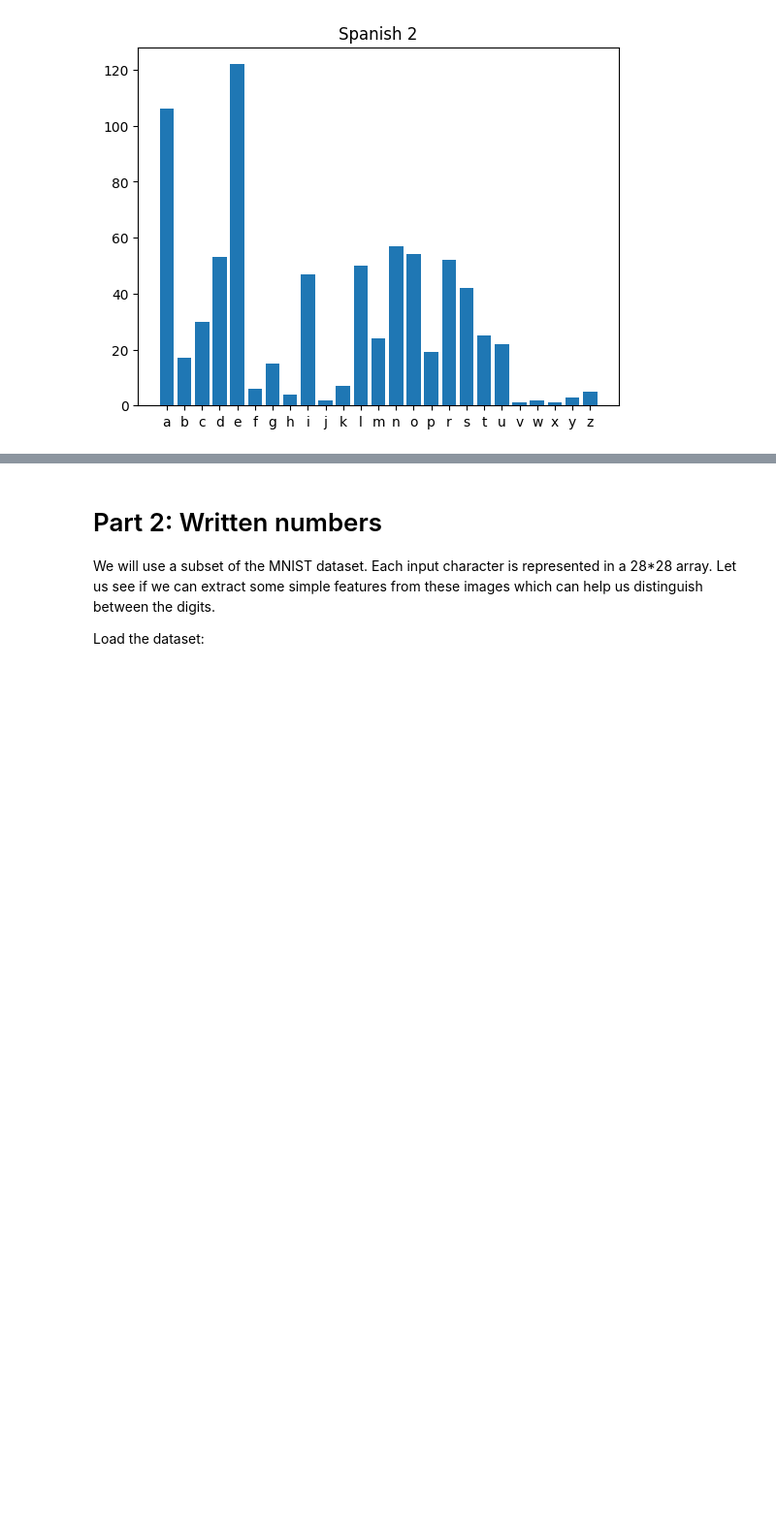
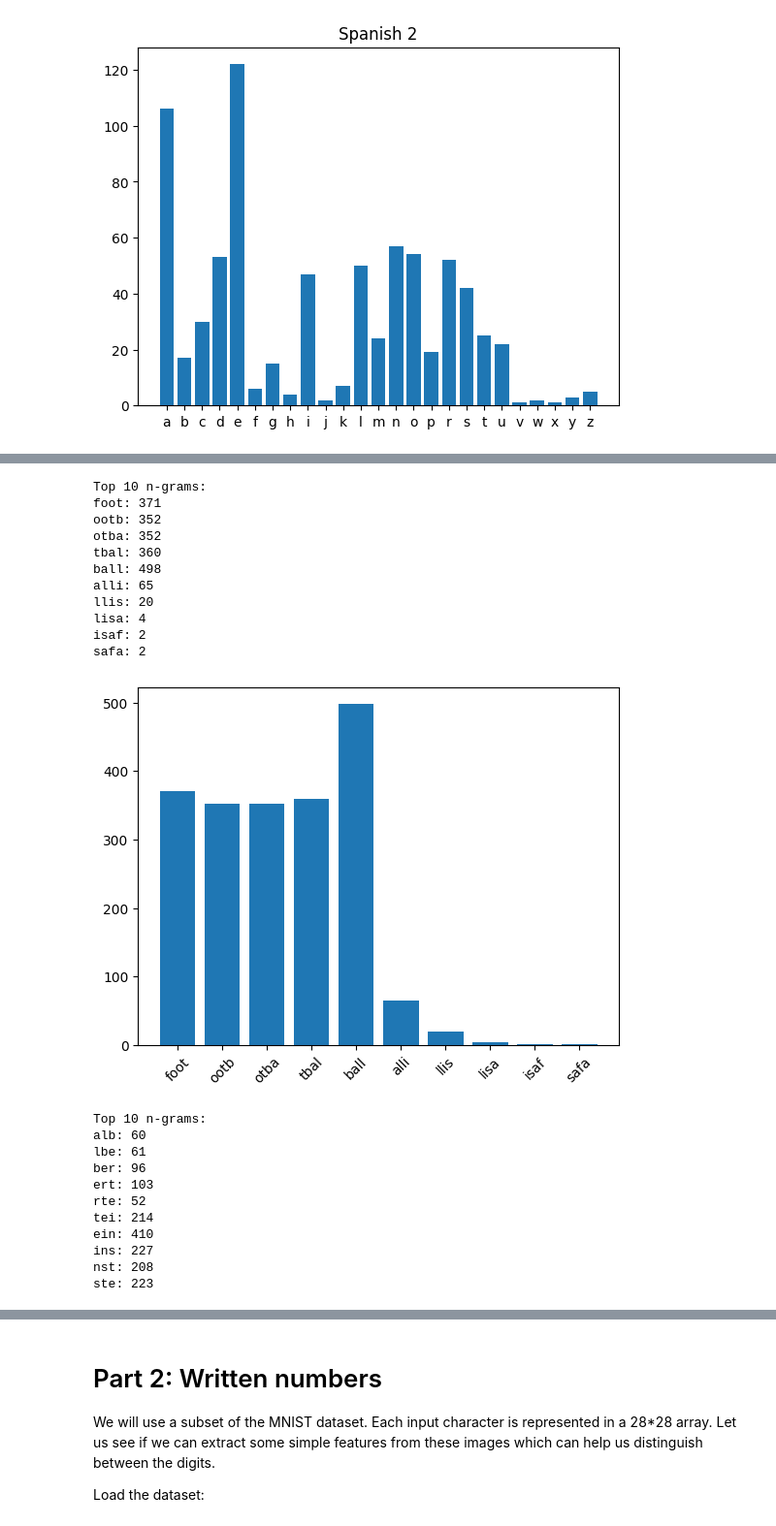
Before and after one commit to HUB24090013/STP-AIML-Lab-and-Projects, a Jupyter notebook: AIML_Module_01_Lab_01_Features.ipynb, the cells around one changed output, grey strips where cells are left out. Shown at 97% size. Saved outputs shown, nothing was run; the diff lists cells and outputs as text; code cells hidden in the pictures; blank space fills up the shorter version.

```diff
--- a/AIML_Module_01_Lab_01_Features.ipynb
+++ b/AIML_Module_01_Lab_01_Features.ipynb
@@ -423,0 +350,70 @@ else:
+# %%
+import wikipedia
+import matplotlib.pyplot as plt
+from collections import Counter
+from nltk.util import ngrams
+import re  # Import re module for regex
+
+def cleanup(text):
+    text = text.lower()
+    text = re.sub('[^a-z]+', '', text)  # Remove non-alphabetic characters
+    return text
+
+def key2string(keys):
+    return [''.join(key) for key in keys]
+
+def plothistogram(ngram, top_n=10):
+    keys = key2string(ngram.keys())
+    values = list(ngram.values())
+
+    # Print top n n-grams and their frequencies
+    print(f"Top {top_n} n-grams:")
+    for k, v in zip(keys[:top_n], values[:top_n]):
+        print(f"{k}: {v}")
+
+    # Plot the histogram for top n n-grams
+    plt.bar(keys[:top_n], values[:top_n])  # Show the top n most frequent n-grams
+    plt.xticks(rotation=45)
+    plt.show()
+
+# Set Wikipedia language to English and fetch content
+wikipedia.set_lang("en")
+eng1 = wikipedia.page("Football").content
+
+# Clean and process the English text for 4-grams
+english = cleanup(eng1)
+fourgram = Counter(ngrams(english, 4))
+plothistogram(fourgram, top_n=10)  # Only print and plot the top 10 n-grams
+
+# Set Wikipedia language to Spanish and fetch content
+wikipedia.set_lang("es")
+es1 = wikipedia.page("Albert Einstein").content
+
+# Clean and process the Spanish text for trigrams
+spanish = cleanup(es1)
+trigram_d1 = Counter(ngrams(spanish, 3))
+plothistogram(trigram_d1, top_n=10)  # Only print and plot the top 10 n-grams
+# %% [output]
+Top 10 n-grams:
+foot: 371
+ootb: 352
+otba: 352
+tbal: 360
+ball: 498
+alli: 65
+llis: 20
+lisa: 4
+isaf: 2
+safa: 2
+[figure, added]
+Top 10 n-grams:
+alb: 60
+lbe: 61
+ber: 96
+ert: 103
+rte: 52
+tei: 214
+ein: 410
+ins: 227
+nst: 208
+ste: 223
```
Also changed, not shown: parts of 3 cells of this notebook.
